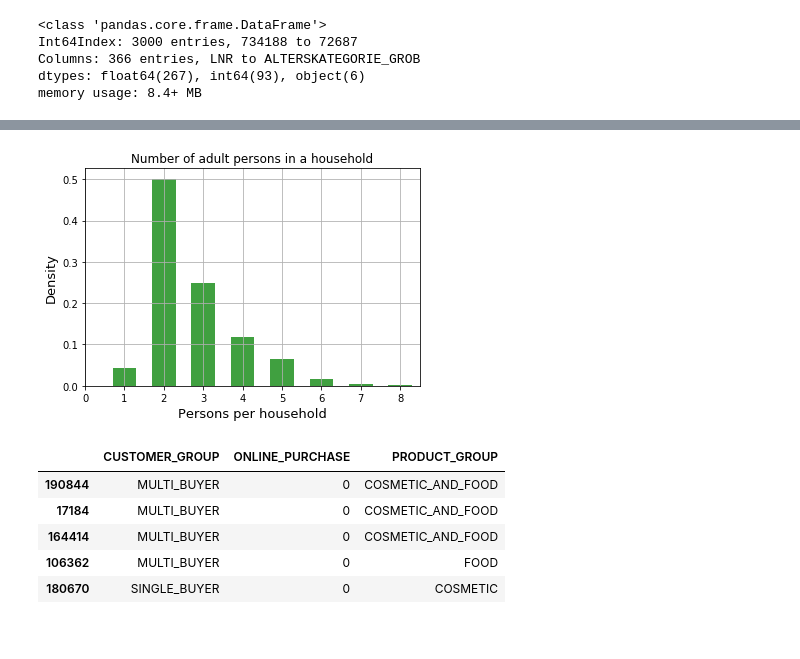
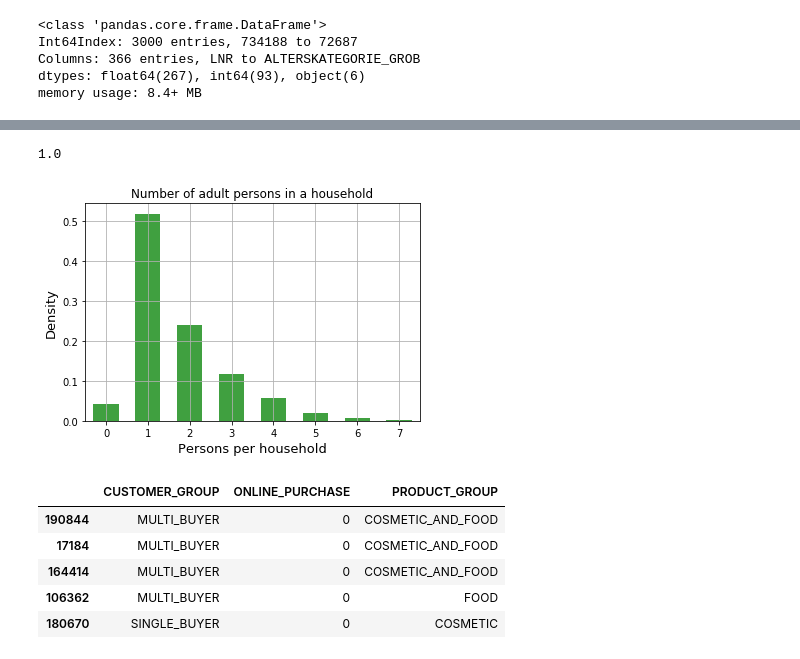
Before and after one commit to rafsch16/customer-segmentation-report-arvato, a Jupyter notebook: Arvato Project Workbook.ipynb, the cells around one changed output, grey strips where cells are left out. Saved outputs shown, nothing was run; the diff lists cells and outputs as text; code cells hidden in the pictures.

```diff
--- a/Arvato Project Workbook.ipynb
+++ b/Arvato Project Workbook.ipynb
@@ -123,23 +136,28 @@ memory usage: 8.4+ MB
+# %%
+# median of 'ANZ_PERSONEN'
+azdias['ANZ_PERSONEN'].median()
+# %% [output]
+1.0
 # %%
 # plot number of persons known in houshold
 fig = plt.figure()
 x=azdias['ANZ_PERSONEN'].dropna().values
 #ax.set(xlabel='ANZ_PERSONEN')
 #ax.set(xlabel = 'False Positive Rate', ylabel = 'True Positive Rate')
 
-r = np.array(range(0,31))+0.5
-n, bins, patches = plt.hist(x+0.5,r,density=True, facecolor='g', alpha=0.75, rwidth=0.6)
+r = np.array(range(-1,46))+0.5
+n, bins, patches = plt.hist(x,r,density=True, facecolor='g', alpha=0.75, rwidth=0.6)
 plt.title('Number of adult persons in a household')
 #plt.text(60, .025, r'$\mu=100,\ \sigma=15$')
-plt.xlim(0, 8.5)
+plt.xlim(-0.5, 7.5)
 plt.xlabel('Persons per household', fontsize=13)
 plt.ylabel('Density', fontsize=13)
 #plt.ylim(0, 0.03)
 plt.grid(True)
 plt.show()
 fig.savefig('numb_persons.png', dpi=300)
 # %% [output]
-[figure, old version]
+[figure, new version]
 # %%
 # Show extra columns in customers
 customers[['CUSTOMER_GROUP', 'ONLINE_PURCHASE', 'PRODUCT_GROUP']].head()
```
Also changed, not shown: parts of 10 cells of this notebook, 1 other file.
